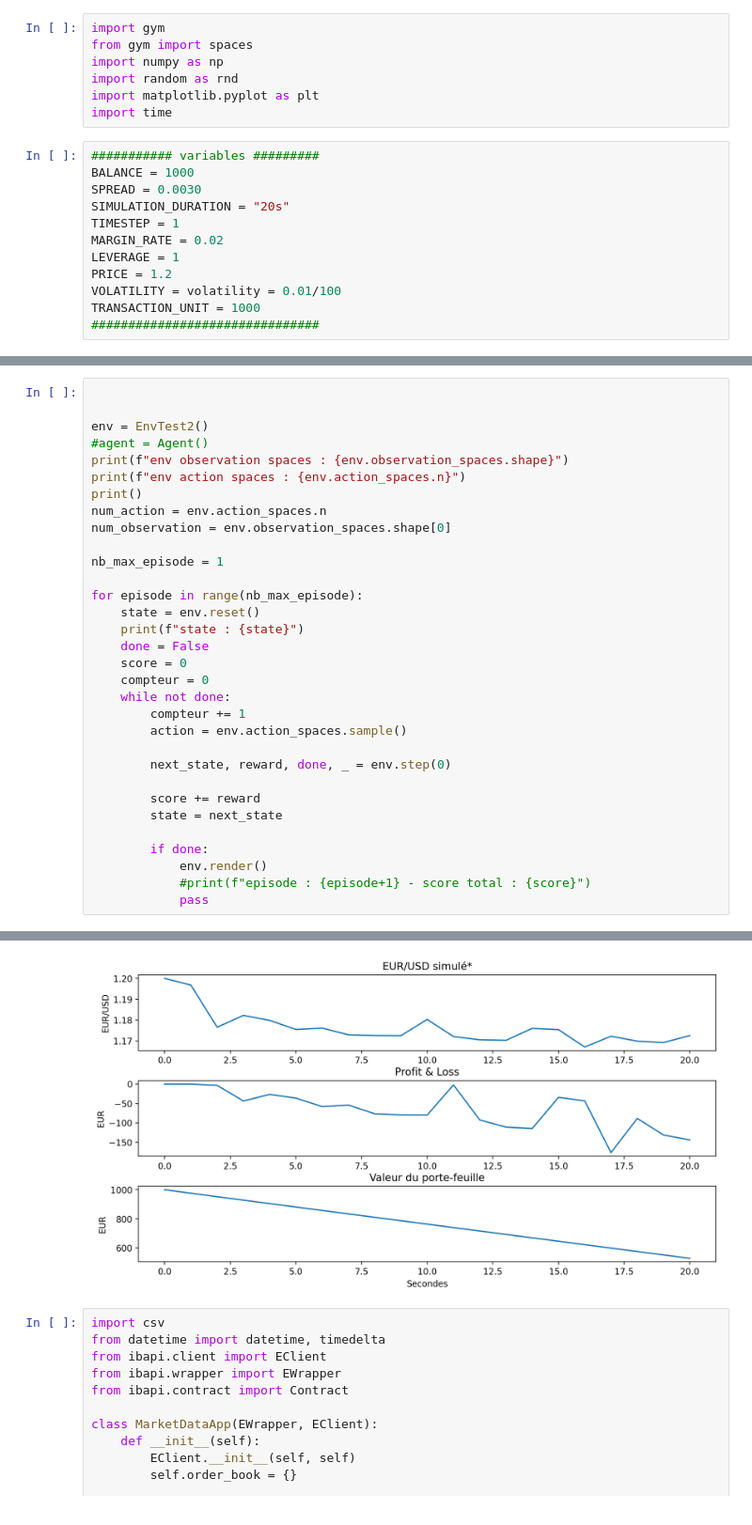
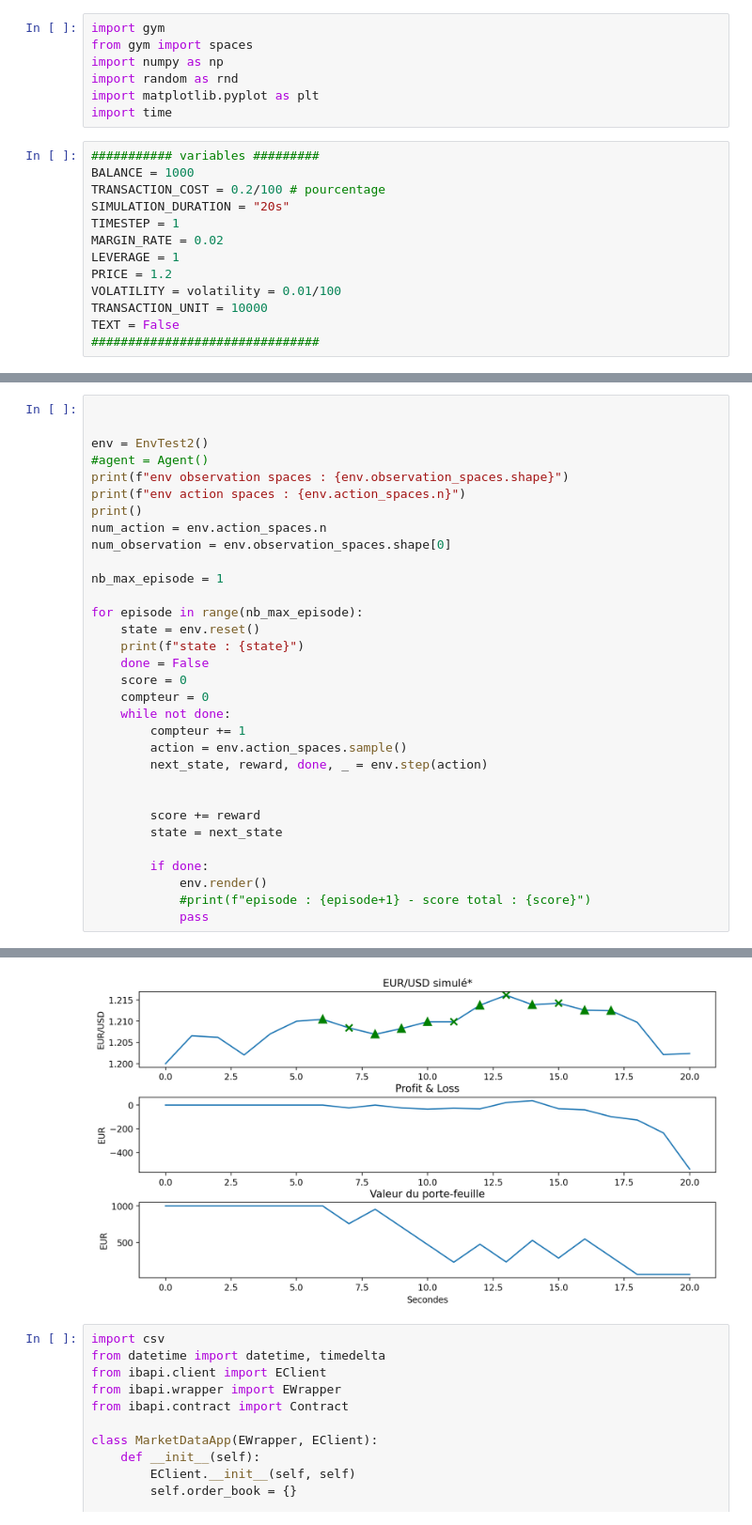
Before and after one commit to Marc-ElieCharleston/Reinforcement_trading, a Jupyter notebook: RL_Trading.ipynb, the cells around one changed output, grey strips where cells are left out. Shown: that part at 94% size. Drawn from its saved outputs; the diff is of its cells as text.

Commit message:
Vente d'un long Ok, ajout marker sur graph Ok

```diff
--- a/RL_Trading.ipynb
+++ b/RL_Trading.ipynb
@@ -8,14 +8,15 @@ import time
 # %%
 ########### variables #########
 BALANCE = 1000
-SPREAD = 0.0030
+TRANSACTION_COST = 0.2/100 # pourcentage
 SIMULATION_DURATION = "20s"
 TIMESTEP = 1
 MARGIN_RATE = 0.02
 LEVERAGE = 1
 PRICE = 1.2
 VOLATILITY = volatility = 0.01/100
-TRANSACTION_UNIT = 1000
+TRANSACTION_UNIT = 10000
+TEXT = False
 ###############################
 # %%
 class EnvTest2(gym.Env):
@@ -309,8 +348,8 @@ for episode in range(nb_max_episode):
     while not done:
         compteur += 1
         action = env.action_spaces.sample()
+        next_state, reward, done, _ = env.step(action)
 
-        next_state, reward, done, _ = env.step(0)
 
         score += reward
         state = next_state
@@ -325,8 +364,8 @@ env action spaces : 5
 
 state : [   1.2 1000. ]
 len price history : 20
 len profit and loss : 20
-[figure, old version]
+[figure, new version]
 # %%
 import csv
 from datetime import datetime, timedelta
```
Also changed, not shown: parts of 5 cells of this notebook.
